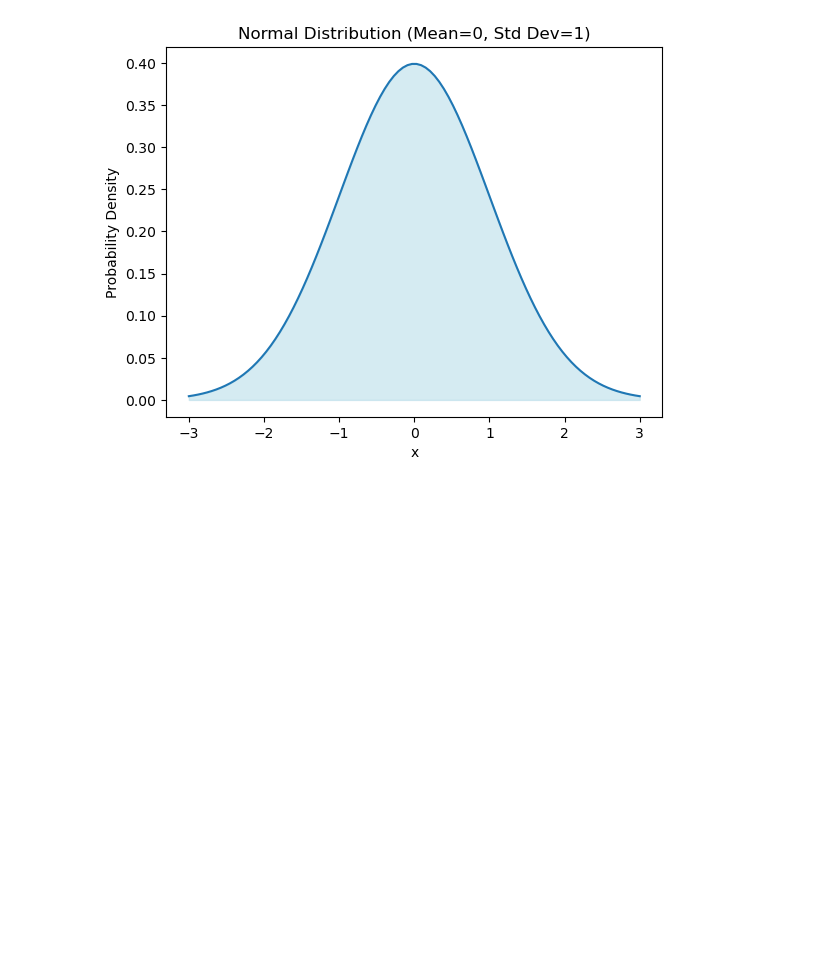
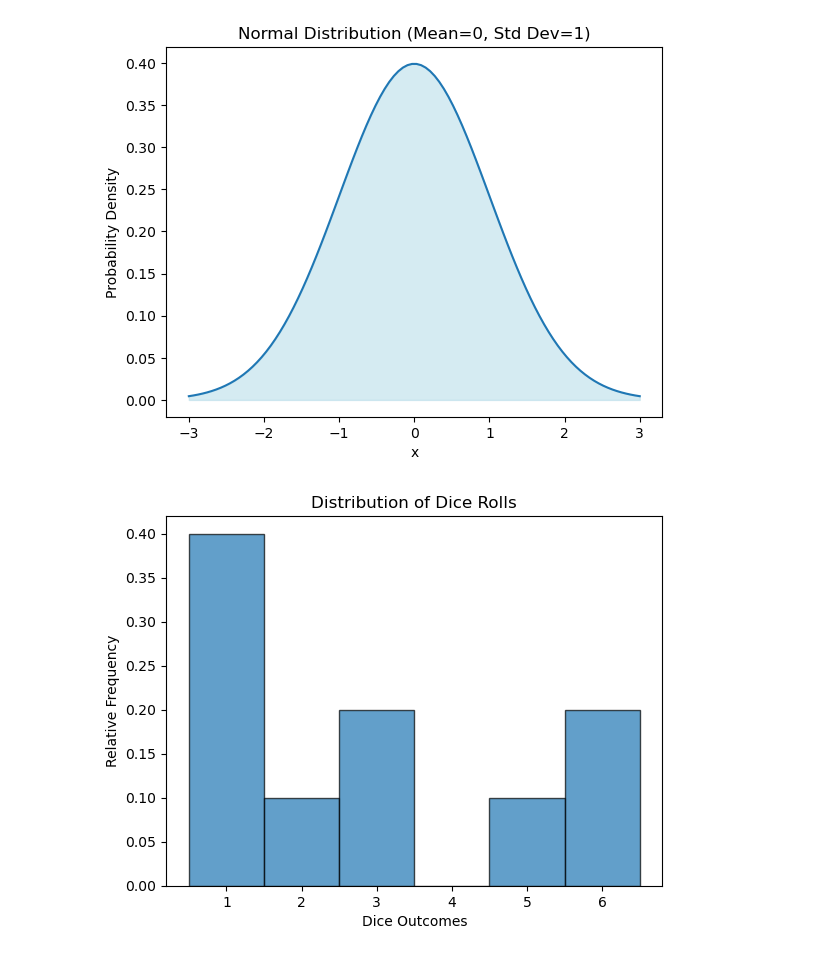
Before and after one commit to mngugi/Code_3_Camp, a Jupyter notebook: Dice.ipynb, the cells around one changed output. Drawn from its saved outputs; the diff is of its cells as text; code cells hidden in the pictures; blank space fills up the shorter version.

```diff
--- a/Dice.ipynb
+++ b/Dice.ipynb
@@ -92,3 +92,14 @@ plt.fill_between(x, y, color='lightblue', alpha=0.5)
 plt.show()
 # %% [output]
 [figure]
+# %%
+import matplotlib.pyplot as plt
+
+plt.hist(result2, bins=np.arange(1, 8) - 0.5, density=True, edgecolor='black', alpha=0.7)
+plt.xticks(outcomes)
+plt.xlabel("Dice Outcomes")
+plt.ylabel("Relative Frequency")
+plt.title("Distribution of Dice Rolls")
+plt.show()
+# %% [output]
+[figure, added]
```
Also changed, not shown: 1 other file.
